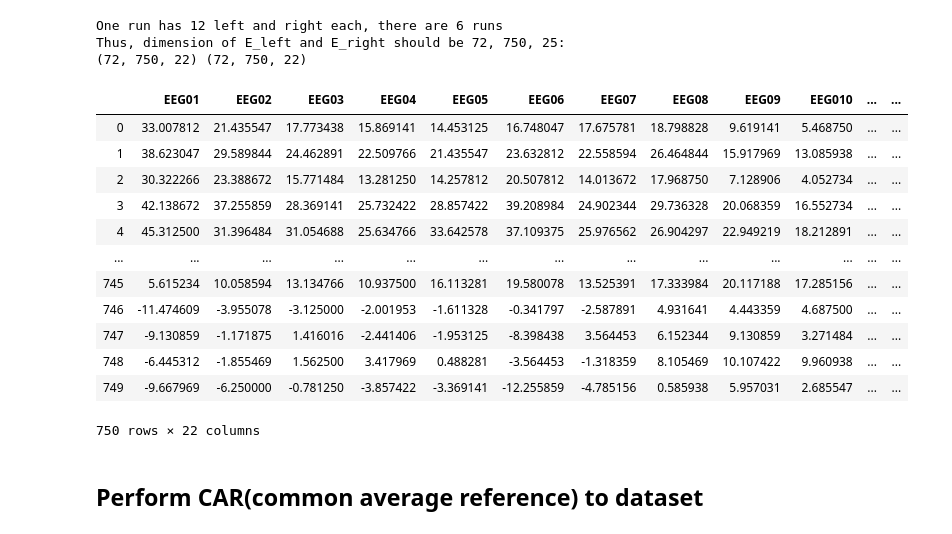
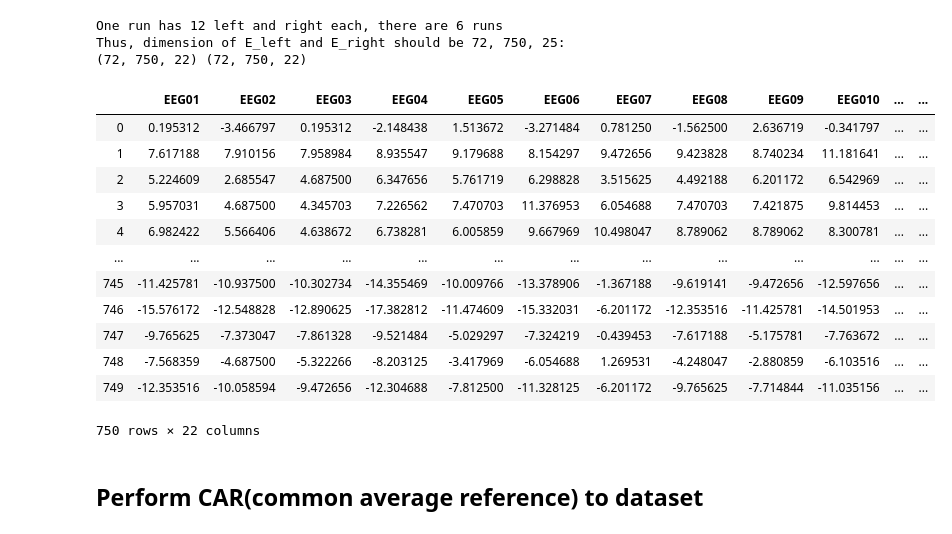
Before and after one commit to orvindemsy/MI-BCI-CSP, a Jupyter notebook: bci-competition-IV-dataset2a.ipynb, the cells around one changed output. Saved outputs shown, nothing was run; the diff lists cells and outputs as text; code cells hidden in the pictures.

```diff
--- a/bci-competition-IV-dataset2a.ipynb
+++ b/bci-competition-IV-dataset2a.ipynb
@@ -36,6 +36,6 @@ np.set_printoptions(precision=4, suppress=True)
 # %%
  # Load the training data of subject 01
-data = io.loadmat('./datasets/A03T.mat')
+data = io.loadmat('./datasets/A01T.mat')
 # %%
 type(data)
 # %% [output]
@@ -81,7 +81,7 @@ for i in range(1, 23):
     if i < 11:
         Xcol.append('EEG0'+str(i))
     else:
-        Xcol.append('EEG0'+str(i))
+        Xcol.append('EEG'+str(i))
 # %%
 # Visualizing the dataset of X
 dataX04 = pd.DataFrame(EEG_data09, columns=Xcol)
@@ -223,26 +223,26 @@ pd.DataFrame(run09[39], columns=Xcol)
 # Grab index from each trial that has label 1 and 2
 # From run 04
 idx_l04 = np.argwhere(y04==1).flatten() # Array containing trial classified as left
-idx_r04 = np.argwhere(y04==2).flatten() # Array containing trial classified as left
+idx_r04 = np.argwhere(y04==2).flatten() # Array containing trial classified as right
 
 # From run 05
 idx_l05 = np.argwhere(y05==1).flatten() # Array containing trial classified as left
-idx_r05 = np.argwhere(y05==2).flatten() # Array containing trial classified as left
+idx_r05 = np.argwhere(y05==2).flatten() # Array containing trial classified as right
 
 # From run 06
 idx_l06 = np.argwhere(y06==1).flatten() # Array containing trial classified as left
-idx_r06 = np.argwhere(y06==2).flatten() # Array containing trial classified as left
+idx_r06 = np.argwhere(y06==2).flatten() # Array containing trial classified as right
 
 # From run 07
 idx_l07 = np.argwhere(y07==1).flatten() # Array containing trial classified as left
-idx_r07 = np.argwhere(y07==2).flatten() # Array containing trial classified as left
+idx_r07 = np.argwhere(y07==2).flatten() # Array containing trial classified as right
 
 # From run 08
-idx_l08 = np.argwhere(y04==1).flatten() # Array containing trial classified as left
-idx_r08 = np.argwhere(y04==2).flatten() # Array containing trial classified as left
+idx_l08 = np.argwhere(y08==1).flatten() # Array containing trial classified as left
+idx_r08 = np.argwhere(y08==2).flatten() # Array containing trial classified as right
 
 # From run 09
 idx_l09 = np.argwhere(y09==1).flatten() # Array containing trial classified as left
-idx_r09 = np.argwhere(y09==2).flatten() # Array containing trial classified as left
+idx_r09 = np.argwhere(y09==2).flatten() # Array containing trial classified as right
 # %%
 # idx array will look like this
@@ -289,20 +305,20 @@ One run has 12 left and right each, there are 6 runs
 Thus, dimension of E_left and E_right should be 72, 750, 25:
 (72, 750, 22) (72, 750, 22)
 # %%
-pd.DataFrame(E_right[34, :, :], columns=Xcol)
+pd.DataFrame(E_right[71, :, :], columns=Xcol)
 # %% [output]
 |  | EEG01 | EEG02 | EEG03 | EEG04 | EEG05 | EEG06 | EEG07 | EEG08 | EEG09 | EEG010 | ... | ... |
-| 0 | 33.007812 | 21.435547 | 17.773438 | 15.869141 | 14.453125 | 16.748047 | 17.675781 | 18.798828 | 9.619141 | 5.468750 | ... | ... |
-| 1 | 38.623047 | 29.589844 | 24.462891 | 22.509766 | 21.435547 | 23.632812 | 22.558594 | 26.464844 | 15.917969 | 13.085938 | ... | ... |
-| 2 | 30.322266 | 23.388672 | 15.771484 | 13.281250 | 14.257812 | 20.507812 | 14.013672 | 17.968750 | 7.128906 | 4.052734 | ... | ... |
-| 3 | 42.138672 | 37.255859 | 28.369141 | 25.732422 | 28.857422 | 39.208984 | 24.902344 | 29.736328 | 20.068359 | 16.552734 | ... | ... |
-| 4 | 45.312500 | 31.396484 | 31.054688 | 25.634766 | 33.642578 | 37.109375 | 25.976562 | 26.904297 | 22.949219 | 18.212891 | ... | ... |
+| 0 | 0.195312 | -3.466797 | 0.195312 | -2.148438 | 1.513672 | -3.271484 | 0.781250 | -1.562500 | 2.636719 | -0.341797 | ... | ... |
+| 1 | 7.617188 | 7.910156 | 7.958984 | 8.935547 | 9.179688 | 8.154297 | 9.472656 | 9.423828 | 8.740234 | 11.181641 | ... | ... |
+| 2 | 5.224609 | 2.685547 | 4.687500 | 6.347656 | 5.761719 | 6.298828 | 3.515625 | 4.492188 | 6.201172 | 6.542969 | ... | ... |
+| 3 | 5.957031 | 4.687500 | 4.345703 | 7.226562 | 7.470703 | 11.376953 | 6.054688 | 7.470703 | 7.421875 | 9.814453 | ... | ... |
+| 4 | 6.982422 | 5.566406 | 4.638672 | 6.738281 | 6.005859 | 9.667969 | 10.498047 | 8.789062 | 8.789062 | 8.300781 | ... | ... |
 | ... | ... | ... | ... | ... | ... | ... | ... | ... | ... | ... | ... | ... |
-| 745 | 5.615234 | 10.058594 | 13.134766 | 10.937500 | 16.113281 | 19.580078 | 13.525391 | 17.333984 | 20.117188 | 17.285156 | ... | ... |
-| 746 | -11.474609 | -3.955078 | -3.125000 | -2.001953 | -1.611328 | -0.341797 | -2.587891 | 4.931641 | 4.443359 | 4.687500 | ... | ... |
-| 747 | -9.130859 | -1.171875 | 1.416016 | -2.441406 | -1.953125 | -8.398438 | 3.564453 | 6.152344 | 9.130859 | 3.271484 | ... | ... |
-| 748 | -6.445312 | -1.855469 | 1.562500 | 3.417969 | 0.488281 | -3.564453 | -1.318359 | 8.105469 | 10.107422 | 9.960938 | ... | ... |
-| 749 | -9.667969 | -6.250000 | -0.781250 | -3.857422 | -3.369141 | -12.255859 | -4.785156 | 0.585938 | 5.957031 | 2.685547 | ... | ... |
+| 745 | -11.425781 | -10.937500 | -10.302734 | -14.355469 | -10.009766 | -13.378906 | -1.367188 | -9.619141 | -9.472656 | -12.597656 | ... | ... |
+| 746 | -15.576172 | -12.548828 | -12.890625 | -17.382812 | -11.474609 | -15.332031 | -6.201172 | -12.353516 | -11.425781 | -14.501953 | ... | ... |
+| 747 | -9.765625 | -7.373047 | -7.861328 | -9.521484 | -5.029297 | -7.324219 | -0.439453 | -7.617188 | -5.175781 | -7.763672 | ... | ... |
+| 748 | -7.568359 | -4.687500 | -5.322266 | -8.203125 | -3.417969 | -6.054688 | 1.269531 | -4.248047 | -2.880859 | -6.103516 | ... | ... |
+| 749 | -12.353516 | -10.058594 | -9.472656 | -12.304688 | -7.812500 | -11.328125 | -6.201172 | -9.765625 | -7.714844 | -11.035156 | ... | ... |
 750 rows × 22 columns
 # %% [markdown]
 ## Perform CAR(common average reference) to dataset
```
Also changed, not shown: parts of 47 cells of this notebook.
